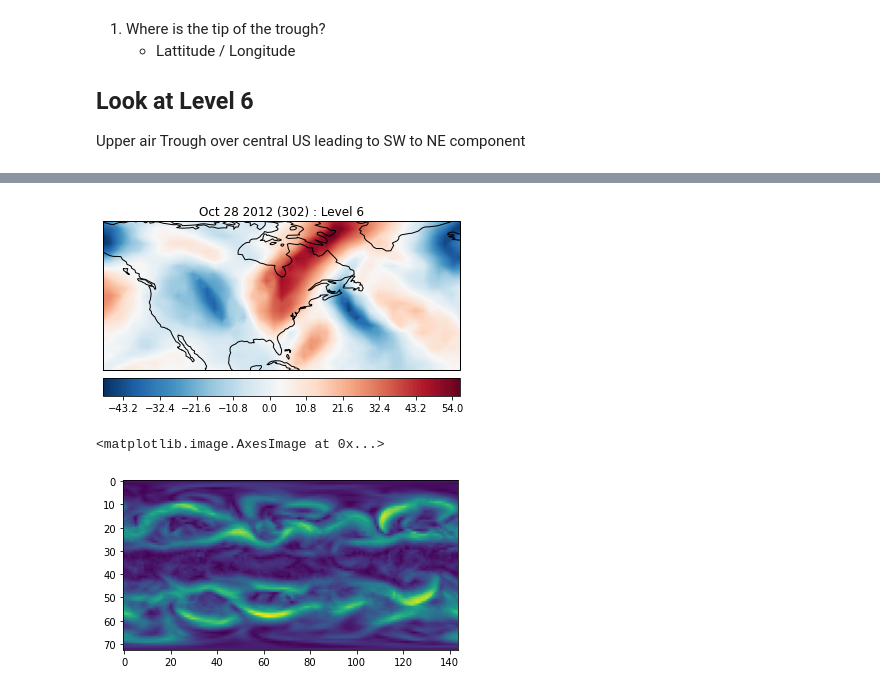
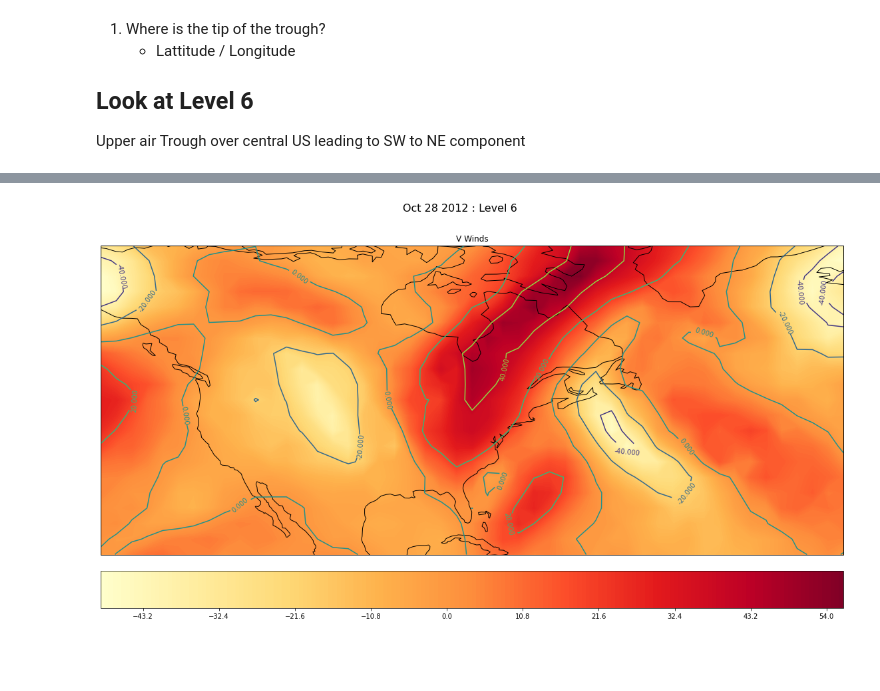
Before and after one commit to WhiffleFish/Weather, a Jupyter notebook: Vortex Upper Air Patterns/PreProcessing.ipynb, the cells around one changed output, grey strips where cells are left out. Drawn from its saved outputs; the diff is of its cells as text; code cells hidden in the pictures; blank space fills up the shorter version.

```diff
--- a/Vortex Upper Air Patterns/PreProcessing.ipynb
+++ b/Vortex Upper Air Patterns/PreProcessing.ipynb
@@ -150,3 +15,4 @@ Upper air Trough over central US leading to SW to NE component
 # %%
-uwinds = CDF(r"E:\uwnd.2012.nc", data='uwnd')
-vwinds = CDF(r"E:\vwnd.2012.nc", data='vwnd')
+cdf = CDFData(hgt_path = "E:\hgt.2012.nc",
+              uwind_path = r"E:\uwnd.2012.nc",
+              vwind_path = r"E:\vwnd.2012.nc")
@@ -153,10 +23,4 @@ vwinds = CDF(r"E:\vwnd.2012.nc", data='vwnd')
 # %%
-vwinds.plot(date=(10,28), level=6, loc=True, norm=False)
+cdf.plot('vwnd',(10,28),6)
 # %% [output]
-[figure, old version]
+[figure, new version]
-# %%
-wind_spd = np.sqrt(np.square(vwinds.hgts[302,6]) + np.square(uwinds.hgts[302,6]))
-plt.imshow(wind_spd)
-# %% [output]
-<matplotlib.image.AxesImage at 0x...>
-[figure, removed]
```
Also changed, not shown: parts of 12 cells of this notebook, 2 other files.
